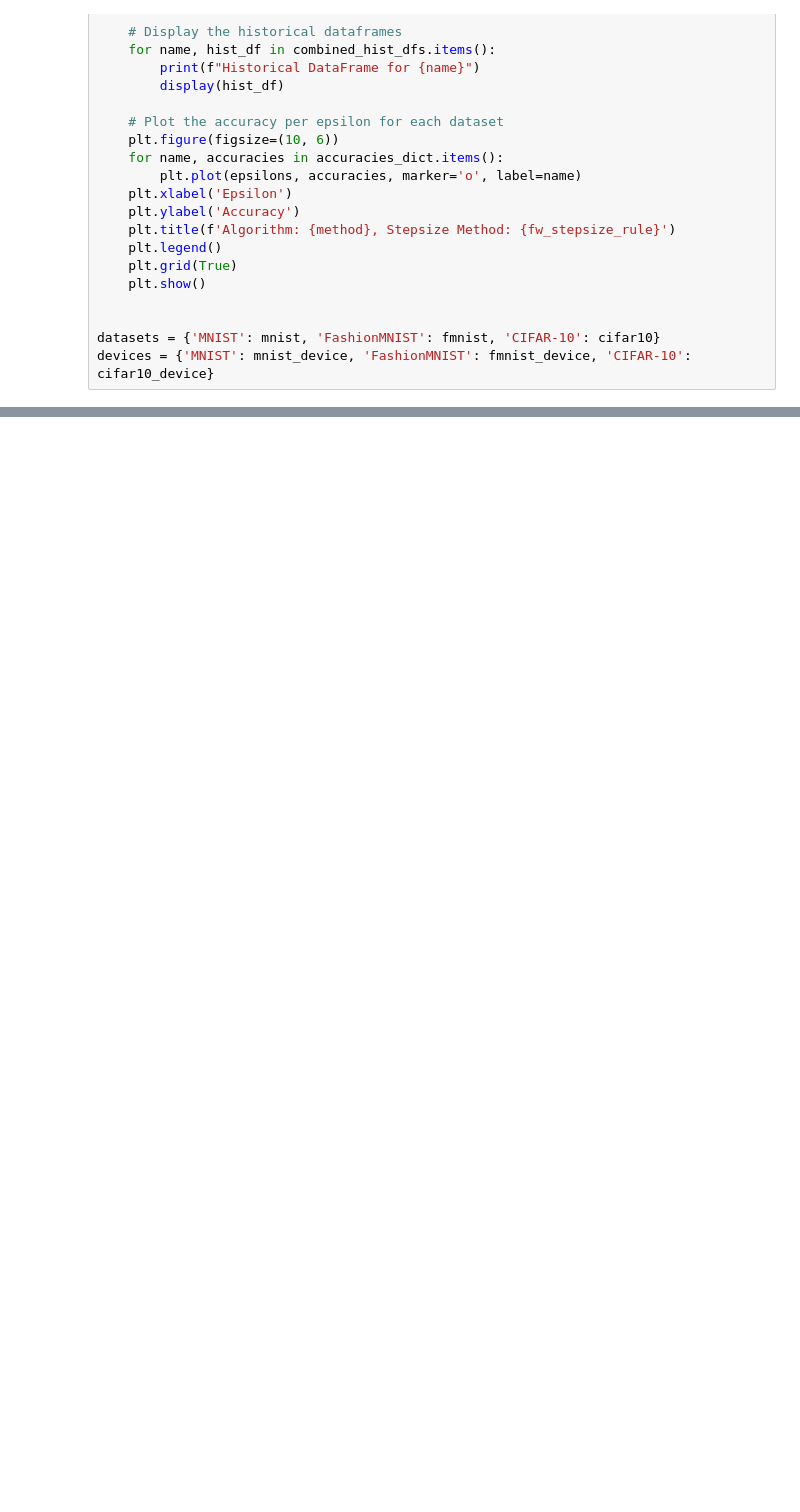
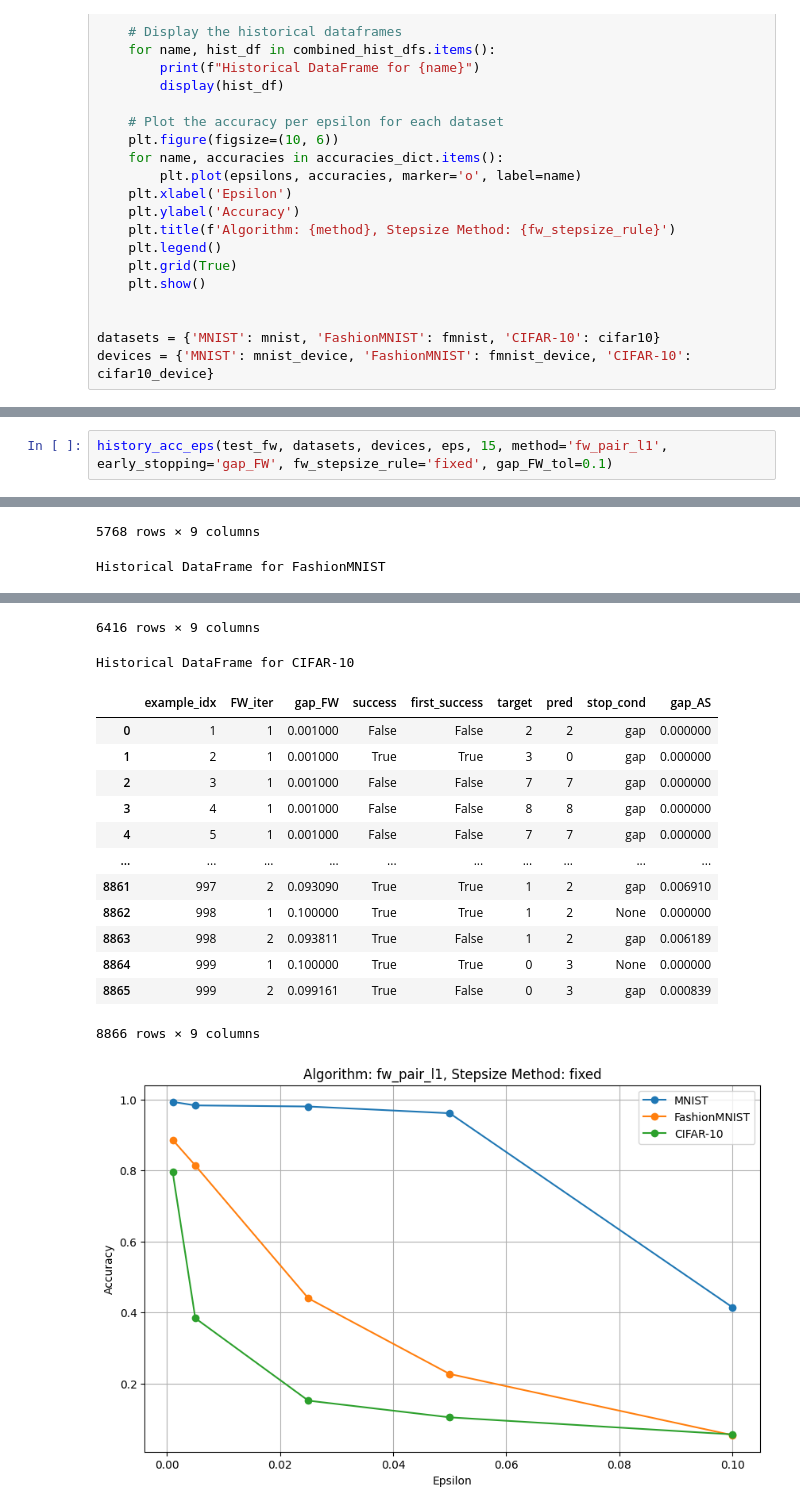
Before and after one commit to TannerAGraves/FW-variants-for-WB-Adversarial-Attacks, a Jupyter notebook: reorganized_attacks.ipynb, the cells around one changed output, grey strips where cells are left out. Cells and saved outputs as stored; diff of their text form; blank space fills up the shorter version.

```diff
--- a/reorganized_attacks.ipynb
+++ b/reorganized_attacks.ipynb
@@ -153,0 +224,3 @@ Historical DataFrame for CIFAR-10
+# %%
+history_acc_eps(test_fw, datasets, devices, eps, 15, method='fw_pair_l1', early_stopping='gap_FW', fw_stepsize_rule='fixed', gap_FW_tol=0.1)
+# %% [output]
@@ -153,0 +255,2 @@ Historical DataFrame for CIFAR-10
+5768 rows × 9 columns
+Historical DataFrame for FashionMNIST
@@ -153,0 +269,16 @@ Historical DataFrame for CIFAR-10
+6416 rows × 9 columns
+Historical DataFrame for CIFAR-10
+|  | example_idx | FW_iter | gap_FW | success | first_success | target | pred | stop_cond | gap_AS |
+| 0 | 1 | 1 | 0.001000 | False | False | 2 | 2 | gap | 0.000000 |
+| 1 | 2 | 1 | 0.001000 | True | True | 3 | 0 | gap | 0.000000 |
+| 2 | 3 | 1 | 0.001000 | False | False | 7 | 7 | gap | 0.000000 |
+| 3 | 4 | 1 | 0.001000 | False | False | 8 | 8 | gap | 0.000000 |
+| 4 | 5 | 1 | 0.001000 | False | False | 7 | 7 | gap | 0.000000 |
+| ... | ... | ... | ... | ... | ... | ... | ... | ... | ... |
+| 8861 | 997 | 2 | 0.093090 | True | True | 1 | 2 | gap | 0.006910 |
+| 8862 | 998 | 1 | 0.100000 | True | True | 1 | 2 | None | 0.000000 |
+| 8863 | 998 | 2 | 0.093811 | True | False | 1 | 2 | gap | 0.006189 |
+| 8864 | 999 | 1 | 0.100000 | True | True | 0 | 3 | None | 0.000000 |
+| 8865 | 999 | 2 | 0.099161 | True | False | 0 | 3 | gap | 0.000839 |
+8866 rows × 9 columns
+[figure, added]
```
Also changed, not shown: parts of 18 cells of this notebook.
